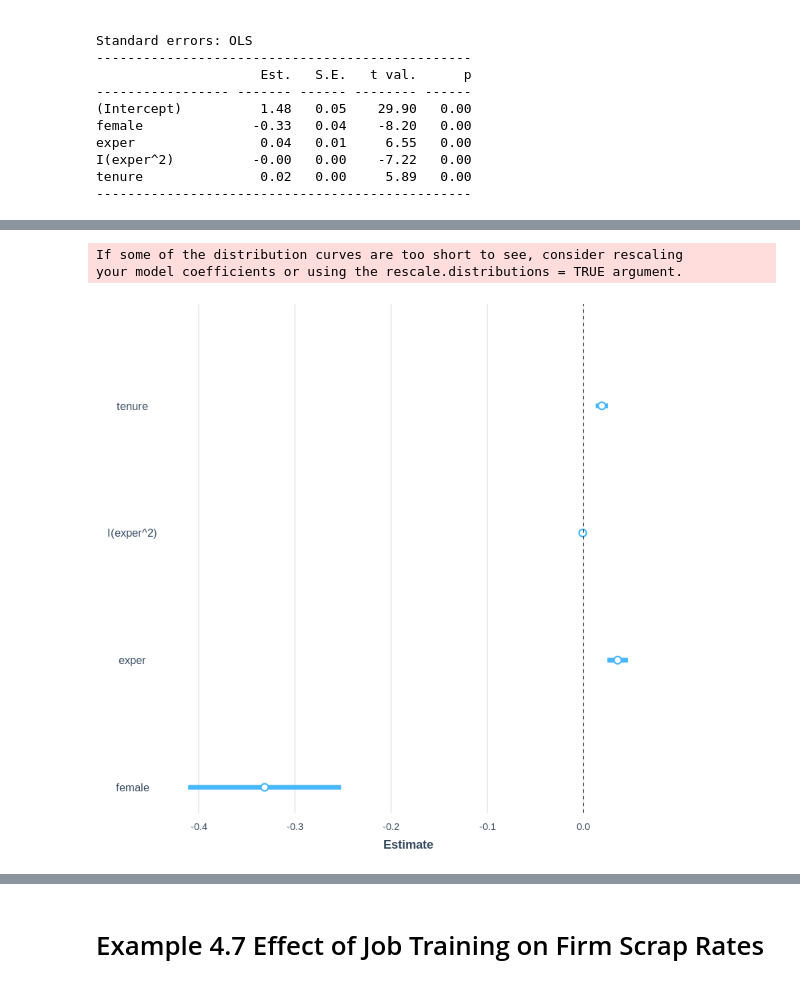
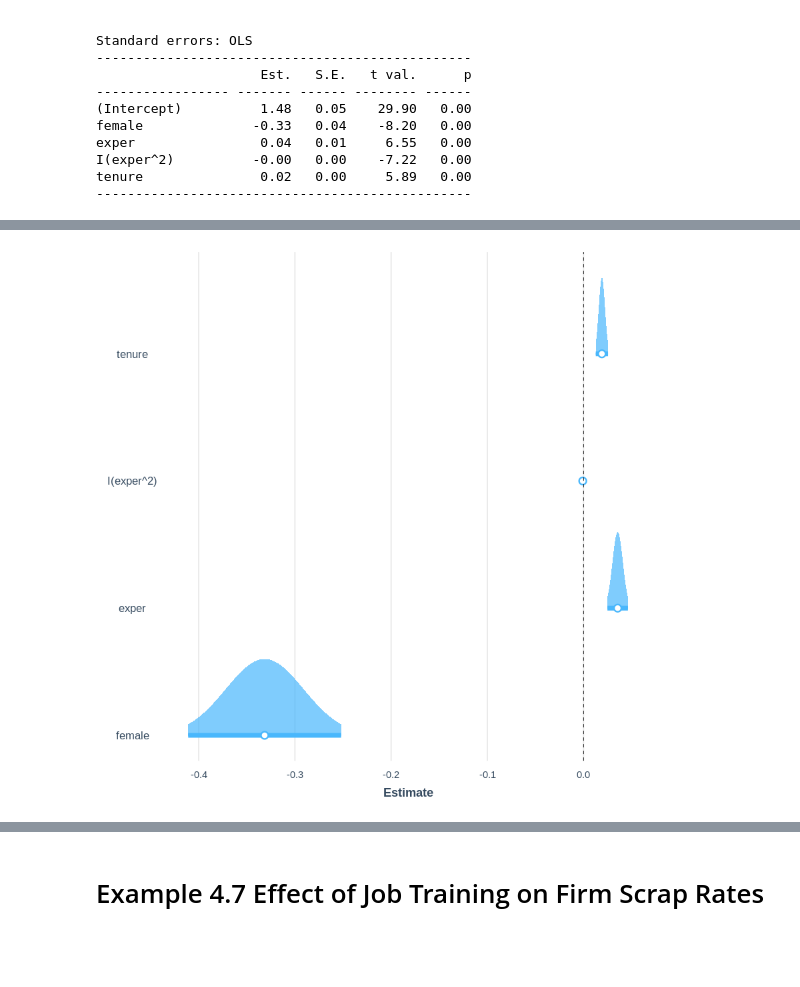
Before and after one commit to jonduan/RIntroEconometrics, a Jupyter notebook: Introductory_Econometrics_wooldridge/Chapter 4 Multiple Regression Analysis Inference.ipynb, the cells around one changed output, grey strips where cells are left out. Cells and saved outputs as stored; diff of their text form; code cells hidden in the pictures; blank space fills up the shorter version.

```diff
--- a/Introductory_Econometrics_wooldridge/Chapter 4 Multiple Regression Analysis Inference.ipynb
+++ b/Introductory_Econometrics_wooldridge/Chapter 4 Multiple Regression Analysis Inference.ipynb
@@ -192,9 +213,8 @@ tenure               0.02   0.00     5.89   0.00
 # %%
-jtools::plot_coefs(hourly_wage_model, scale = TRUE, plot.distributions = TRUE, inner_ci_level = .95)
+jtools::plot_coefs(hourly_wage_model, scale = TRUE, plot.distributions = TRUE,
+                   rescale.distributions = TRUE,inner_ci_level = .95)
 # %% [output]
-If some of the distribution curves are too short to see, consider rescaling
-your model coefficients or using the rescale.distributions = TRUE argument.
-[figure, old version]
+[figure, new version]
 # %%
 par(mfrow=c(2,2))
 
```
Also changed, not shown: parts of 78 cells of this notebook, 2 other files.
